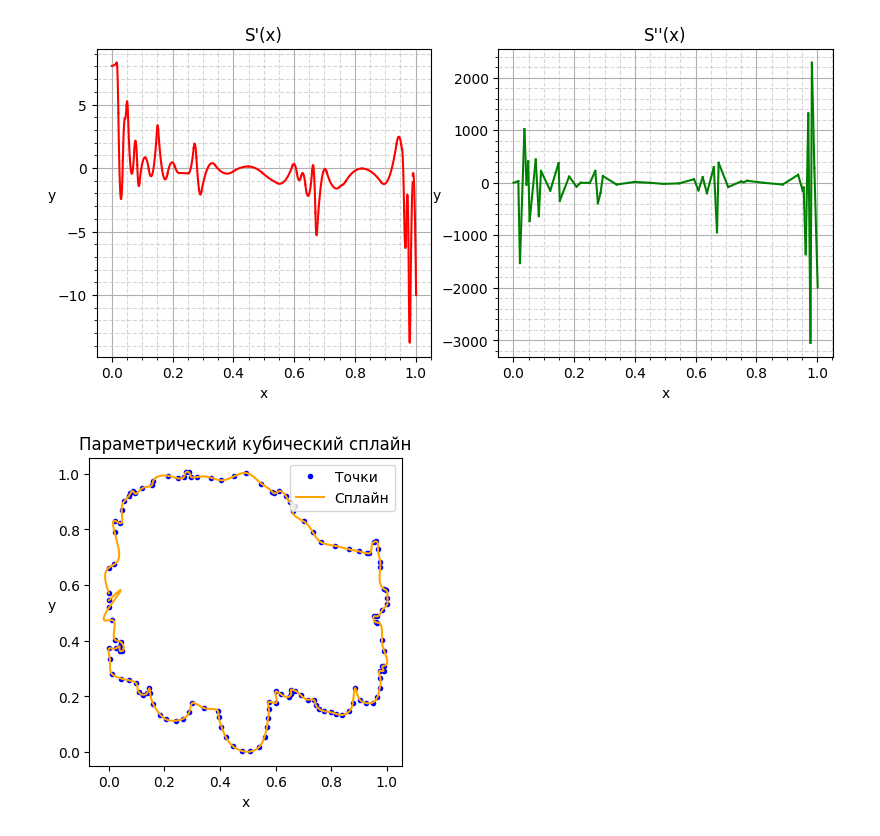
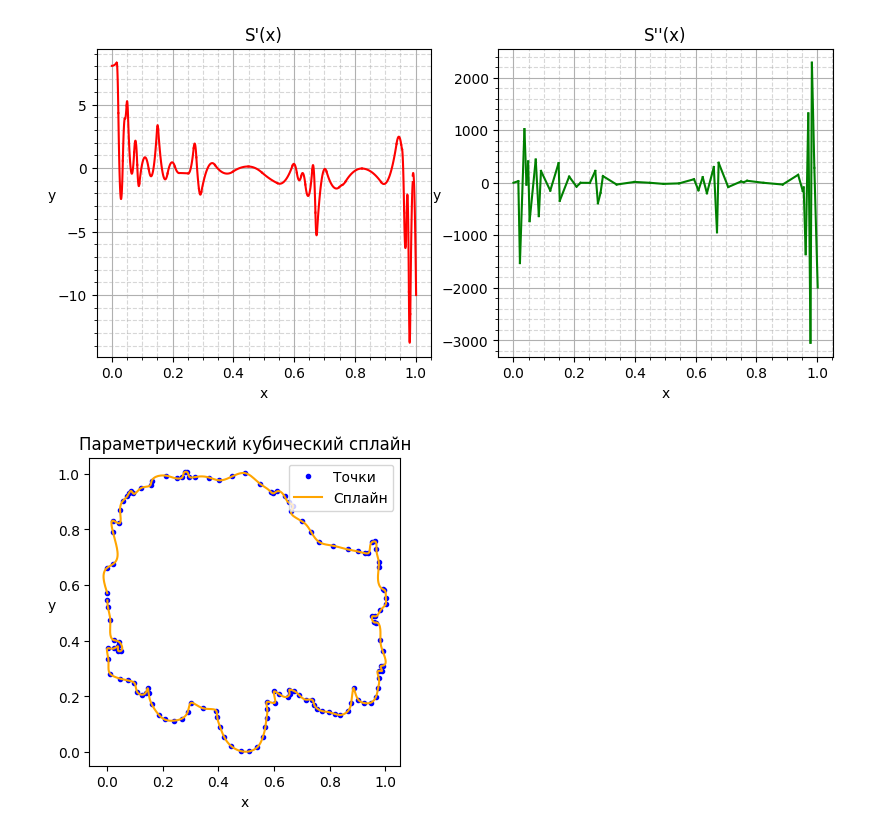
Before and after one commit to gravsim/FSR_numerical_methods, a Jupyter notebook: 2026_09_28_project1/Task1_Klopov.ipynb, the cells around one changed output. Saved outputs shown, nothing was run; the diff lists cells and outputs as text; code cells hidden in the pictures.

```diff
--- a/2026_09_28_project1/Task1_Klopov.ipynb
+++ b/2026_09_28_project1/Task1_Klopov.ipynb
@@ -118,25 +117,58 @@ plot_der12()
 plt.savefig('figure2.png', dpi=300)
 # %% [output]
 [figure]
+# %%
+def get_coeffs_param(x, y):
+    h = x[1:] - x[:-1]
+    d = (y[1:] - y[:-1]) / h
+    b = 6 * (d[1:] - d[:-1])
+
+    A_up = np.diag(h[1:-1], k=1)
+    A_middle = np.diag(2 * (h[1:] + h[:-1]), k=0)
+    A_down = np.diag(h[1:-1], k=-1)
+
+    A = A_up + A_middle + A_down
+
+    m = np.linalg.solve(A, b)
+
+    m_0 = 0
+    m_N = 0
+
+    m = np.hstack([m_0, m, m_N])
+
+    s0 = y[:-1]
+    s1 = d - h / 6 * (2 * m[:-1] + m[1:])
+    s2 = m[:-1] / 2
+    s3 = (m[1:] - m[:-1]) / (6 * h)
+    return s0, s1, s2, s3
+
+def cubic_spline_param(x, y, bins):
+    s0, s1, s2, s3 = get_coeffs_param(x, y)
+    spline = np.array([])
+    for k in range(len(s0)):
+        local_bins = bins[(bins >= x[k]) & (bins <= x[k + 1])] - x[k]
+        f = np.polyval([s3[k], s2[k], s1[k], s0[k]], local_bins)
+        spline = np.append(spline, f)
+    return spline
 # %%
-def cubic_spline_parametrix(ax, x, y):
+def cubic_spline_parametric(ax, x, y):
     t = np.zeros_like(x)
     t[1:] = np.cumsum(np.sqrt((x[1:] - x[:-1]) ** 2 + (y[1:] - y[:-1]) ** 2))
     bins = np.linspace(t[0], t[-1], 1000)
 
     ax.plot(x, y, 'o', label='Точки', markersize=3, color='blue')
 
-    ax.plot(cubic_spline(t, x, bins), cubic_spline(t, y, bins), label='Сплайн', color='orange')
+    ax.plot(cubic_spline_param(t, x, bins), cubic_spline_param(t, y, bins), label='Сплайн', color='orange')
     ax.set_xlabel('x')
     ax.set_ylabel('y', rotation=0)
     ax.set_title("Параметрический кубический сплайн")
     ax.set_aspect('equal')
     ax.legend(loc=1)
 fig, ax = plt.subplots(figsize=(6.5, 4))
-cubic_spline_parametrix(ax, x_param, y_param)
+cubic_spline_parametric(ax, x_param, y_param)
 plt.savefig('figure3.png', dpi=300)
 # %% [output]
-[figure, old version]
+[figure, new version]
 # %%
 img = plt.imread('Kamaz_55111.JPG')
 fig, ax = plt.subplots()
```
Also changed, not shown: parts of 2 cells of this notebook, 2 other files.
